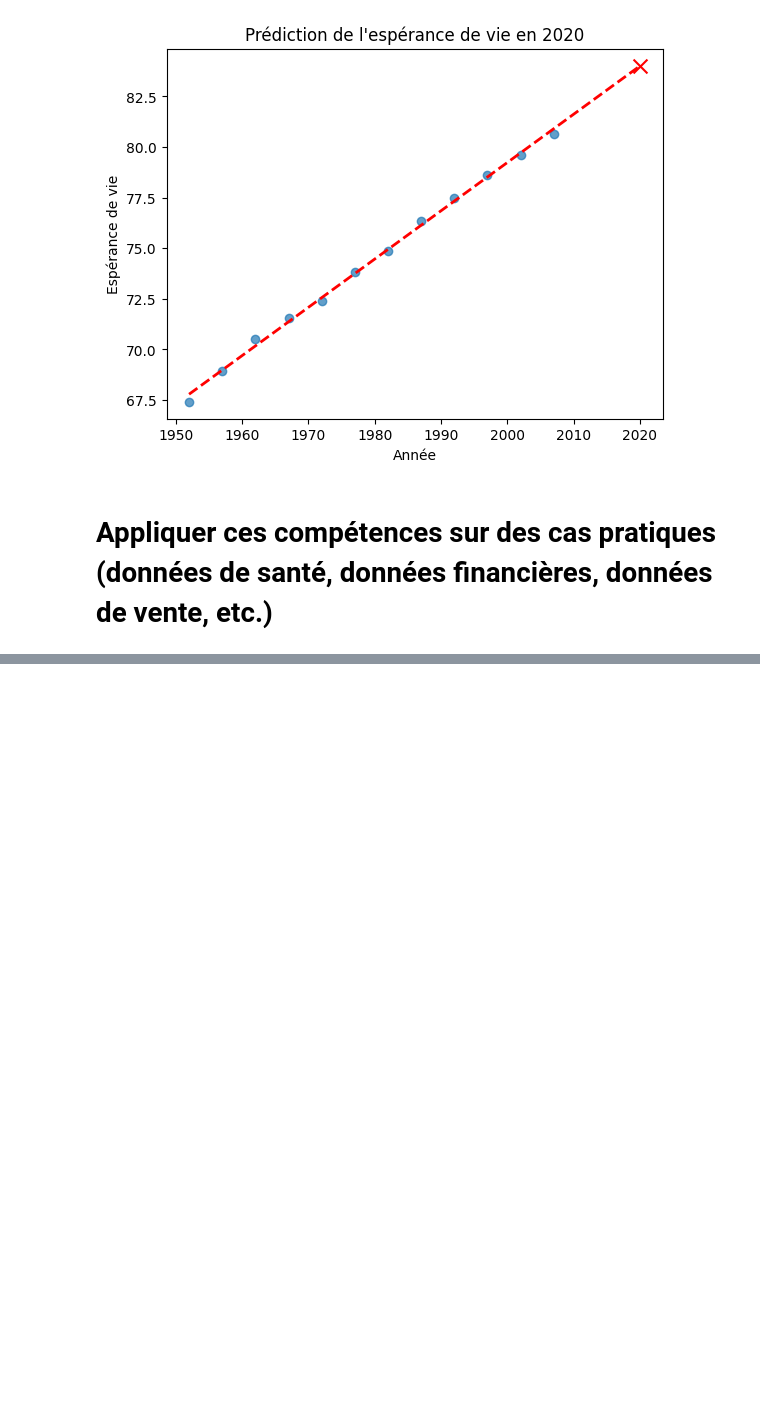
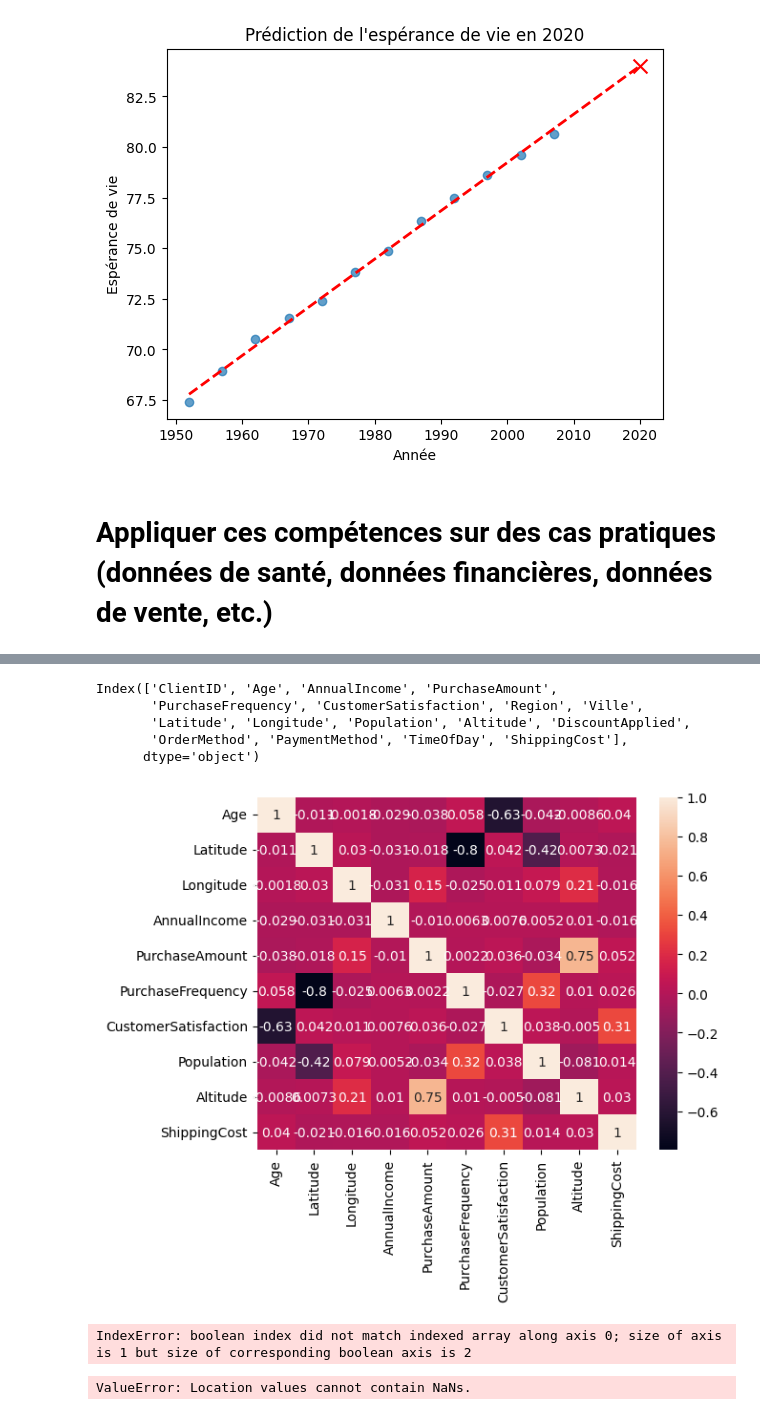
Before and after one commit to yzpt/module_pandas_B2, a Jupyter notebook: 2.0.gapminder_analysis.ipynb, the cells around one changed output, grey strips where cells are left out. Saved outputs shown, nothing was run; the diff lists cells and outputs as text; code cells hidden in the pictures; blank space fills up the shorter version.

Commit message:
7.0 weather & missing values tuto

```diff
--- a/2.0.gapminder_analysis.ipynb
+++ b/2.0.gapminder_analysis.ipynb
@@ -608,0 +627,36 @@ plt.show()
+# %%
+df_clients = pd.read_csv('data/clients.csv')
+df_clients.columns
+# %% [output]
+Index(['ClientID', 'Age', 'AnnualIncome', 'PurchaseAmount',
+       'PurchaseFrequency', 'CustomerSatisfaction', 'Region', 'Ville',
+       'Latitude', 'Longitude', 'Population', 'Altitude', 'DiscountApplied',
+       'OrderMethod', 'PaymentMethod', 'TimeOfDay', 'ShippingCost'],
+      dtype='object')
+# %%
+# Index(['ClientID', 'Age', 'AnnualIncome', 'PurchaseAmount',
+#        'PurchaseFrequency', 'CustomerSatisfaction', 'Region', 'Ville',
+#        'Latitude', 'Longitude', 'Population', 'Altitude', 'DiscountApplied',
+#        'OrderMethod', 'PaymentMethod', 'TimeOfDay', 'ShippingCost'],
+#       dtype='object')
+
+quantitative_columns = ['Age', 'Latitude', 'Longitude', 'AnnualIncome', 'PurchaseAmount', 'PurchaseFrequency', 'CustomerSatisfaction', 'Population', 'Altitude', 'ShippingCost']
+
+matric_corr = df_clients[quantitative_columns].corr()
+sns.heatmap(matric_corr, annot=True)
+plt.show()
+# %% [output]
+[figure, added]
+# %%
+df_clients.dropna(subset=[['Latitude','Longitude']], axis=0, inplace=True)
+# %% [output]
+IndexError: boolean index did not match indexed array along axis 0; size of axis is 1 but size of corresponding boolean axis is 2
+# %%
+import folium
+map = folium.Map(location=[48.8566, 2.3522], zoom_start=12)
+# add plots for each client
+for i in range(df_clients.shape[0]):
+    folium.Marker([df_clients.loc[i, 'Latitude'], df_clients.loc[i, 'Longitude']], popup=df_clients.loc[i, 'ClientID']).add_to(map)
+map
+# %% [output]
+ValueError: Location values cannot contain NaNs.
```
Also changed, not shown: parts of 2 cells of this notebook, 3 other files.
